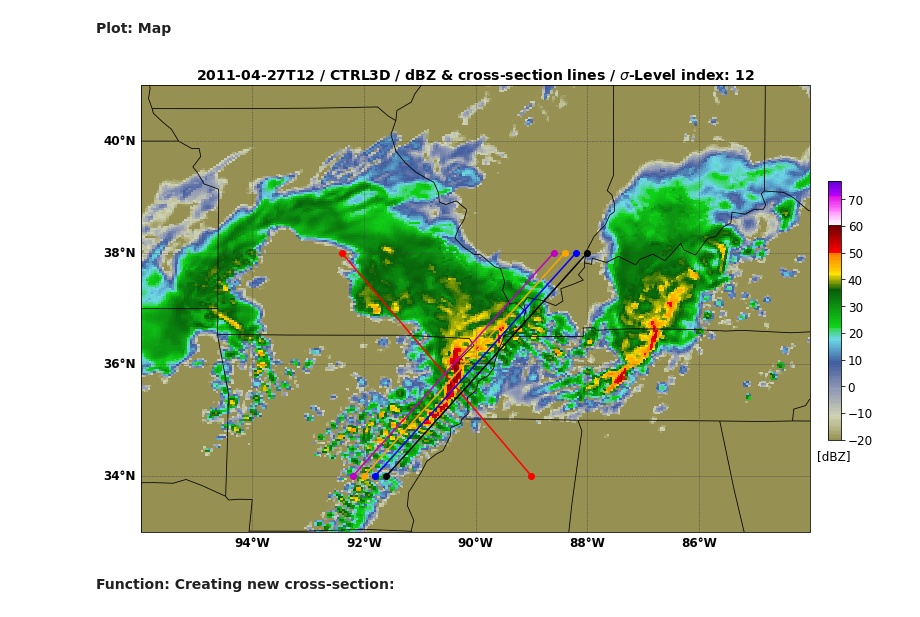
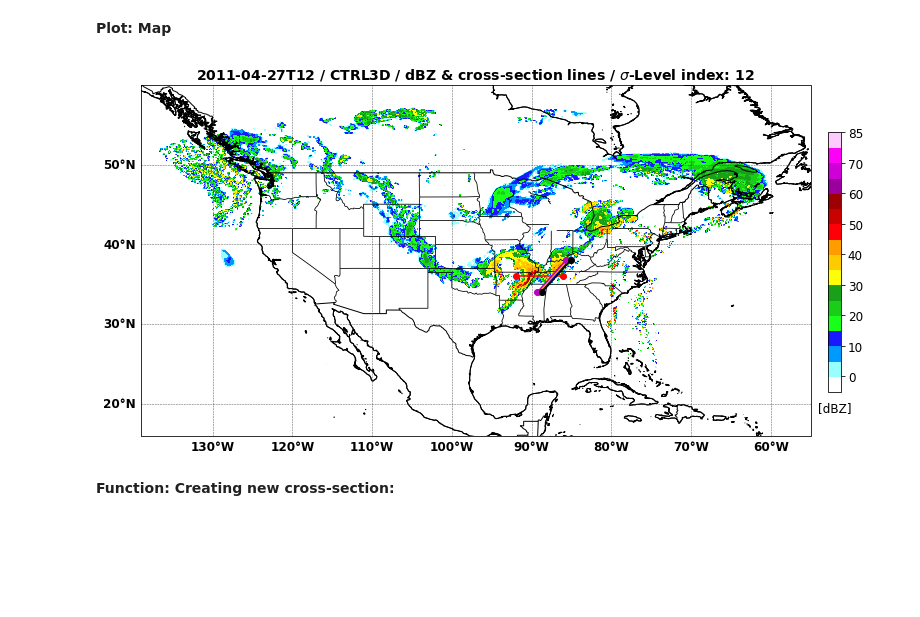
Before and after one commit to Lusicl/WRF_dBZ_Cloud_Classification, a Jupyter notebook: WRF_dBZ_Class_CONUS1/wrf_dbz_CrossSec_Plot_test.ipynb, the cells around one changed output. Cells and saved outputs as stored; diff of their text form; code cells hidden in the pictures; blank space fills up the shorter version.

Commit message:
update cross section ipynb

```diff
--- a/WRF_dBZ_Class_CONUS1/wrf_dbz_CrossSec_Plot_test.ipynb
+++ b/WRF_dBZ_Class_CONUS1/wrf_dbz_CrossSec_Plot_test.ipynb
@@ -114,12 +117,6 @@ dbz_lev = dbz_lev.assign_attrs(vert_units='m')
 # xsec1_LAT = [42, 35]
 # xsec2_LON = [-107, -101]
 # xsec2_LAT = [32.5, 41]
-
-## Specify the x, y for cross-section for 4/27 case:
-xsec1_LON = [-92.4, -89.0]
-xsec1_LAT = [38, 34]
-xsec2_LON = [-91.8, -88.2]
-xsec2_LAT = [34, 38]
 
 # xsec2_LON = [-92.4, -89.0]
 # xsec2_LAT = [38, 34]
@@ -128,12 +125,23 @@ xsec2_LAT = [34, 38]
 # xsec4_LON = [-92.0, -88.6]
 # xsec4_LAT = [38, 34]
 
-xsec0_LON = [-91.6, -88.0]
+## Specify the x, y for cross-section for 4/27 case:
+# xsec1_LON = [-92.4+3.0, -89.0+3.0]
+# xsec1_LAT = [38, 34]
+xsec1_LON = [-92.0, -86.0]
+xsec1_LAT = [36, 36]
+xsec2_LON = [-91.9+3, -88.3+3]
+xsec2_LAT = [34, 38]
+
+xsec0_LON = [-91.7+3, -88.1+3]
 xsec0_LAT = [34, 38]
-xsec3_LON = [-92.0, -88.4]
+xsec3_LON = [-92.1+3, -88.5+3]
 xsec3_LAT = [34, 38]
-xsec4_LON = [-92.2, -88.6]
+xsec4_LON = [-92.3+3, -88.7+3]
 xsec4_LAT = [34, 38]
+
+xsecHor_LON = [-92.0, -86.0]
+xsecHor_LAT = [36, 36]
 
 # ## Define the cross-section start and end points from LAT, LON:
 # cross_start = CoordPair(lat=xsec_LAT[0], lon=xsec_LON[0])
@@ -229,11 +259,11 @@ def new_map(fig):
     # ax.set_global()
 
     ## CONUS:
-    # ax.set_extent([-139, -55, 16, 60], crs=proj)
+    ax.set_extent([-139, -55, 16, 60], crs=proj)
     ## 9/13 case:
     #ax.set_extent([-115, -95, 32, 43], crs=proj)
     ## 4/27 case:
-    ax.set_extent([-96, -84, 33, 41], crs=proj)
+    # ax.set_extent([-96, -84, 33, 41], crs=proj)
 
     ## Add coast lines:
     ax.coastlines('10m', 'black', linewidth=1)
@@ -253,7 +283,7 @@ def new_map(fig):
     ax.add_feature(state_borders, linewidth=0.8)
 
     ## Add the gridlines:
-    latlon_grid_int = 2
+    latlon_grid_int = 10
     ax_gl = ax.gridlines(crs=ccrs.PlateCarree()
                         ,linewidth=0.5
                         ,color='#454545'
@@ -291,10 +321,16 @@ plotting_lat = dbz_lev.XLAT
 
 
 ## CWB colorbar:
-# cf1 = ax1.contourf(plotting_lon, plotting_lat, plotting_var, 23, levels=clevs, colors=ccols)
+cf1 = ax1.contourf(plotting_lon, plotting_lat, plotting_var, levels=clevs, colors=ccols)
 
 ## NWS colorbar:
-cf1 = ax1.pcolormesh(plotting_lon, plotting_lat, plotting_var, cmap=ref_cmap, norm=ref_norm, shading='auto')
+# cf1 = ax1.pcolormesh(plotting_lon, plotting_lat, plotting_var, cmap=ref_cmap, norm=ref_norm, shading='auto')
+# cf1 = ax1.pcolormesh( plotting_lon, plotting_lat, plotting_var
+#                     , vmax=70
+#                     , vmin=-5
+#                     , cmap=ctables.registry.get_colortable('NWSReflectivity')
+#                     , norm=Normalize(-5, 75)
+#                     )
 
 ## Plot cross-section lines:
 xsec_line1_color = 'red'
@@ -339,34 +375,34 @@ plt.plot( xsec0_LON, xsec0_LAT
 #         , [ dbz_lev.XLAT[loc_start[0], loc_start[1]], dbz_lev.XLAT[loc_end[0], loc_end[1]] ]
 #         , color='k'
 #         , marker='o'
 #         , markersize=6
 #         # , linewidth=1.0
 #         # , linestyle='--'
 #         )
 
 cf1_title = plt.title( np.datetime_as_string(dbz_lev.Time.data, unit='h')
                      + ' / '
                      + wrf_sim_type + ' / '
                      + 'dBZ & cross-section lines / '
                      # + 'z=' + str(interp_vertical_lev) + dbz_lev.vert_units
                      + '$\sigma$-Level index: ' + str(sigma_lev)
                      ,fontsize=14
                      ,fontweight='bold'
                      )
 
 cbar_ax = fig.add_axes([0.92, 0.3, 0.015, 0.4])
 cbar = fig.colorbar(cf1, cax=cbar_ax, fraction=0.04)
 cbar.ax.tick_params(labelsize=12)
 cbar.ax.set_title('[dBZ]', fontsize=12, y=-0.1)
 
 
 ## Save figure:
 
 plt.savefig('./' + np.datetime_as_string(dbz_lev.Time.data, unit='h') + '_dbz_xline.png',
             bbox_inches='tight',
             dpi=300)
 # %% [output]
-[figure, old version]
+[figure, new version]
 # %% [markdown]
 **Function: Creating new cross-section:**
 # %%
```
Also changed, not shown: parts of 6 cells of this notebook, 2 other files.
